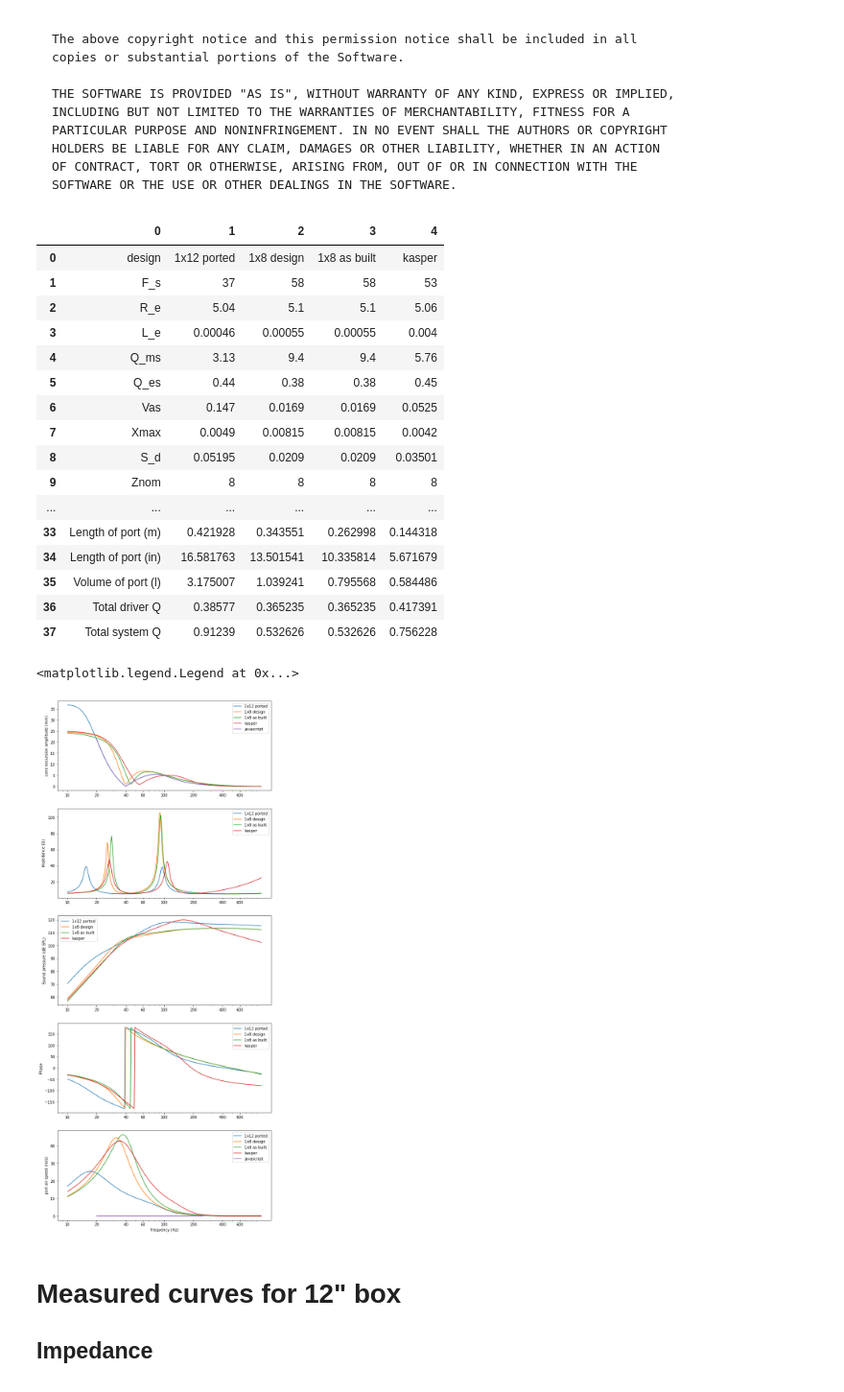
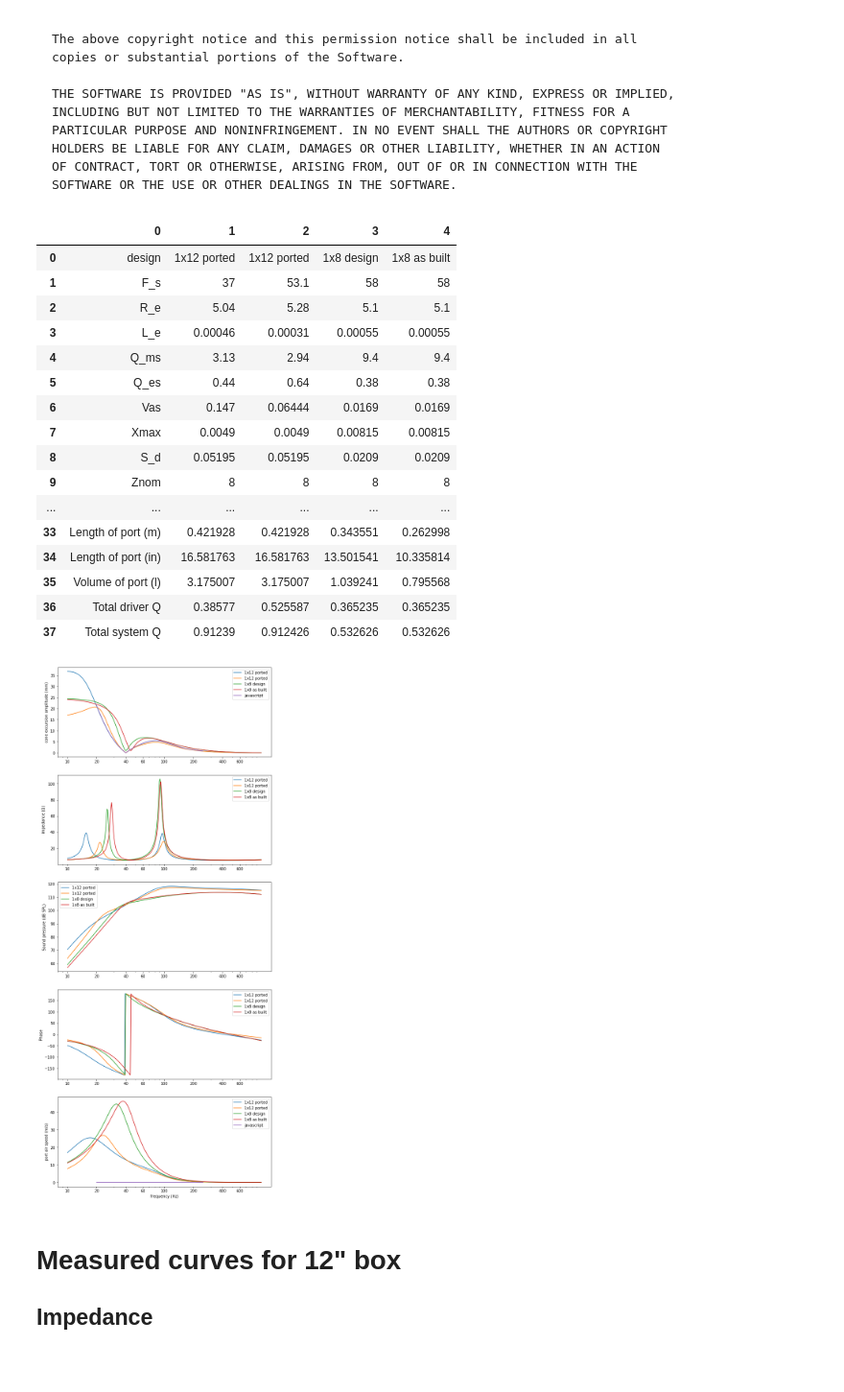
Before and after one commit to bassistTech/SpeakerTheory, a Jupyter notebook: 12 and 8 inch designs.ipynb, the cells around one changed output. Shown at 96% size. Cells and saved outputs as stored; diff of their text form; code cells hidden in the pictures.

```diff
--- a/12 and 8 inch designs.ipynb
+++ b/12 and 8 inch designs.ipynb
@@ -227,6 +227,17 @@ emi2512ii = { # Eminence DeltaLite 2512-ii
     'Q_ms': 3.13, # mechanical contribution to Q factor
     'Q_es': 0.44, # electromagnetic contribution to Q factor
     'Vas': 147*0.001, # equivalent box volume, liters converted to m^3
+    'Xmax': 4.90*0.001, # maximum excursion, converted from mm to m
+    'S_d': 519.5/1e4, # cone area converted from cm^2 to m^2
+}
+
+emi2512ii_2024 = { # Eminence DeltaLite 2512-ii, new datasheet in 2024
+    'F_s': 53.1, # resonant frequency in Hz
+    'R_e': 5.28, # series resistance of voice coil in Ohms
+    'L_e': 0.31*0.001, # inductance of voice coil converted from mH to H
+    'Q_ms': 2.94, # mechanical contribution to Q factor
+    'Q_es': 0.64, # electromagnetic contribution to Q factor
+    'Vas': 64.44*0.001, # equivalent box volume, liters converted to m^3
     'Xmax': 4.90*0.001, # maximum excursion, converted from mm to m
     'S_d': 519.5/1e4, # cone area converted from cm^2 to m^2
 }
@@ -565,41 +576,43 @@ fjs, xjs, sjs = array([list(map(float, s.split(','))) for s in jsData.split('\n'
 # %%
 fig, ax = subplots(5, 1, figsize = (10, 25))
 
 df1 = runGraph({'design': '1x12 ported'}, emi2512ii, box1)
+df1a = runGraph({'design': '1x12 ported'}, emi2512ii_2024, box1)
+
 df2 = runGraph({'design': '1x8 design'}, fp8pr200, box2)
 df3 = runGraph({'design': '1x8 as built'}, fp8pr200, box3)
 #df4 = runGraph({'design': 'proposed'}, fp8pr200, box4)
-df4 = runGraph({'design': 'kasper'}, emi2510ii, box5)
 
-df1[2] = df2[1]
-df1[3] = df3[1]
-df1[4] = df4[1]
+df1[2] = df1a[1]
+df1[3] = df2[1]
+df1[4] = df3[1]
+#df1[5] = df4[1]
 display(df1)
 
 ax[0].plot(fjs, xjs, label = 'javascript')
 ax[0].legend()
 ax[4].plot(fjs, sjs, label = 'javascript')
 ax[4].legend()
+show()
 # %% [output]
 |  | 0 | 1 | 2 | 3 | 4 |
-| 0 | design | 1x12 ported | 1x8 design | 1x8 as built | kasper |
-| 1 | F_s | 37 | 58 | 58 | 53 |
-| 2 | R_e | 5.04 | 5.1 | 5.1 | 5.06 |
-| 3 | L_e | 0.00046 | 0.00055 | 0.00055 | 0.004 |
-| 4 | Q_ms | 3.13 | 9.4 | 9.4 | 5.76 |
-| 5 | Q_es | 0.44 | 0.38 | 0.38 | 0.45 |
-| 6 | Vas | 0.147 | 0.0169 | 0.0169 | 0.0525 |
-| 7 | Xmax | 0.0049 | 0.00815 | 0.00815 | 0.0042 |
-| 8 | S_d | 0.05195 | 0.0209 | 0.0209 | 0.03501 |
+| 0 | design | 1x12 ported | 1x12 ported | 1x8 design | 1x8 as built |
+| 1 | F_s | 37 | 53.1 | 58 | 58 |
+| 2 | R_e | 5.04 | 5.28 | 5.1 | 5.1 |
+| 3 | L_e | 0.00046 | 0.00031 | 0.00055 | 0.00055 |
+| 4 | Q_ms | 3.13 | 2.94 | 9.4 | 9.4 |
+| 5 | Q_es | 0.44 | 0.64 | 0.38 | 0.38 |
+| 6 | Vas | 0.147 | 0.06444 | 0.0169 | 0.0169 |
+| 7 | Xmax | 0.0049 | 0.0049 | 0.00815 | 0.00815 |
+| 8 | S_d | 0.05195 | 0.05195 | 0.0209 | 0.0209 |
 | 9 | Znom | 8 | 8 | 8 | 8 |
 | ... | ... | ... | ... | ... | ... |
-| 33 | Length of port (m) | 0.421928 | 0.343551 | 0.262998 | 0.144318 |
-| 34 | Length of port (in) | 16.581763 | 13.501541 | 10.335814 | 5.671679 |
-| 35 | Volume of port (l) | 3.175007 | 1.039241 | 0.795568 | 0.584486 |
-| 36 | Total driver Q | 0.38577 | 0.365235 | 0.365235 | 0.417391 |
-| 37 | Total system Q | 0.91239 | 0.532626 | 0.532626 | 0.756228 |
+| 33 | Length of port (m) | 0.421928 | 0.421928 | 0.343551 | 0.262998 |
+| 34 | Length of port (in) | 16.581763 | 16.581763 | 13.501541 | 10.335814 |
+| 35 | Volume of port (l) | 3.175007 | 3.175007 | 1.039241 | 0.795568 |
+| 36 | Total driver Q | 0.38577 | 0.525587 | 0.365235 | 0.365235 |
+| 37 | Total system Q | 0.91239 | 0.912426 | 0.532626 | 0.532626 |
-<matplotlib.legend.Legend at 0x...>
-[figure, old version]
+[figure, new version]
 # %% [markdown]
 # Measured curves for 12" box
 
```
Also changed, not shown: 3 other files.
